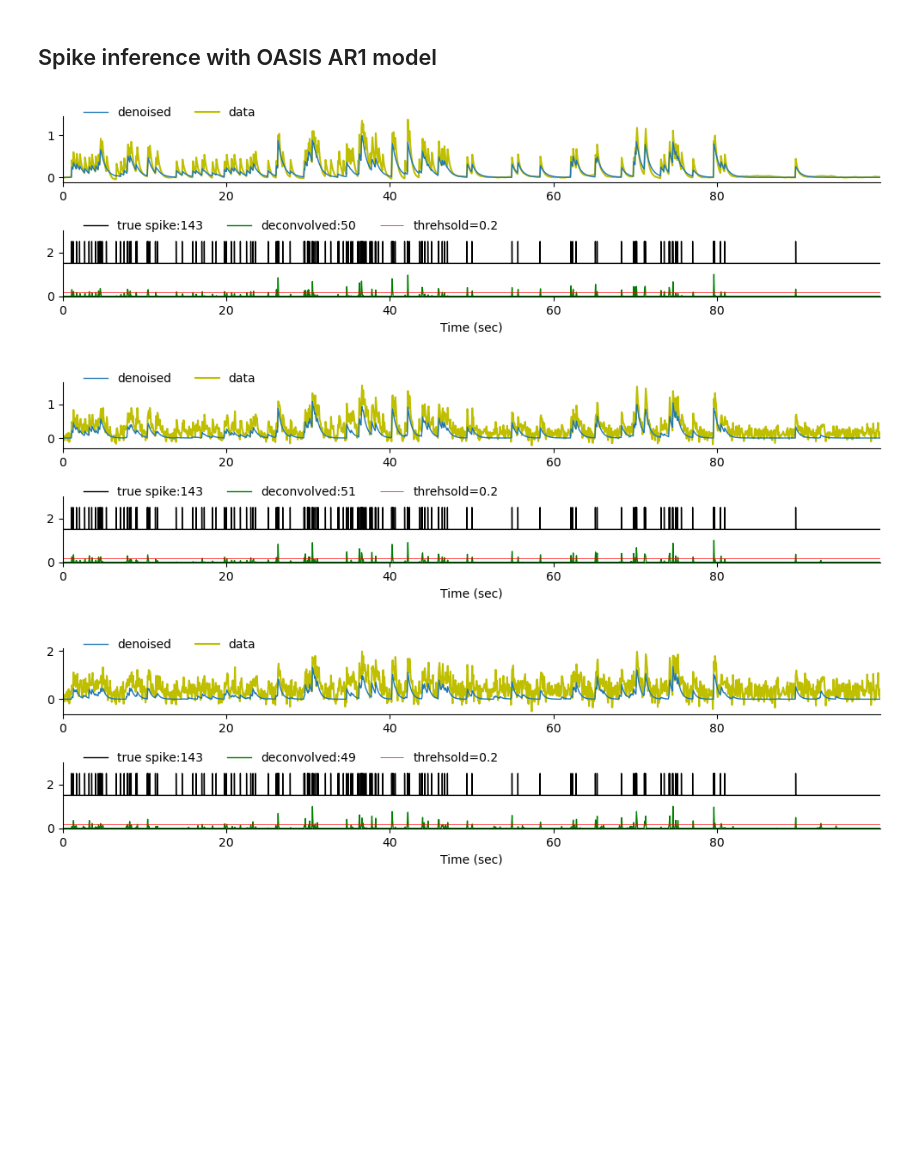
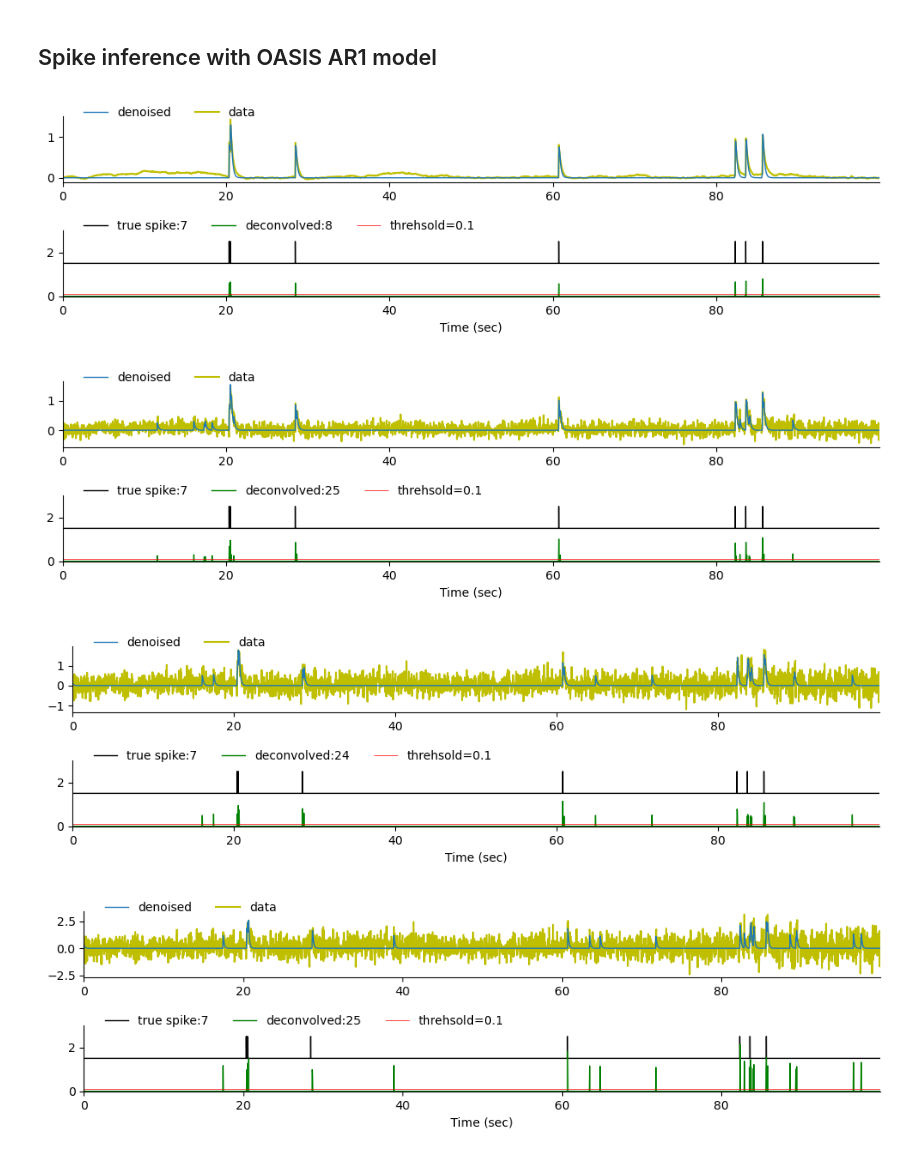
Before and after one commit to yoshihito-saito/Spike_deconvolution_simulation, a Jupyter notebook: Simulate_Deconvolution_gp.ipynb, the cells around one changed output. Cells and saved outputs as stored; diff of their text form; code cells hidden in the pictures; blank space fills up the shorter version.

```diff
--- a/Simulate_Deconvolution_gp.ipynb
+++ b/Simulate_Deconvolution_gp.ipynb
@@ -217,11 +214,11 @@ sf_ephys=1000
 total_duration = 100
 total_time_points = sf_ephys*total_duration  # Total number of time points
 t_ephys=np.arange(0, total_time_points, 1)/sf_ephys
-chunk_size = 500  # Number of time points in each chunk
+chunk_size = 1000  # Number of time points in each chunk
 sigma_f = 1.0  # Signal variance parameter
 sigma_n = 1e-9  # Noise variance parameter
-l = 10*sf_ephys  # Length-scale parameter
-num_gp=10
+l = 5*sf_ephys  # Length-scale parameter
+num_gp=5
 gp=np.zeros([num_gp, total_time_points])
 for i in range(num_gp):
     gp[i]=generate_gp_in_chunks(total_time_points, chunk_size, sigma_f, sigma_n, l)
@@ -237,8 +225,9 @@ plt.plot(firing_rates[2]);
 # %%
-N_neuron=200
-scale=0.75
+N_neuron=500
+scale=1
 W = generate_random_loading_matrix(N_neuron, num_gp, scale)
 mu = np.zeros((N_neuron, 1))
+# mu = np.random.normal(loc=0.0, scale=scale, size=(N_neuron, 1))
 # %%
 firing_rates = compute_firing_rates(W, gp, mu)
 # %%
@@ -258,19 +247,19 @@ Text(0.5, 0, 'mean firing rate (Hz)')
 # %%
 # Generate calcium dynamics based on spike trains with different sigmas
-sf_imaging=15
-# sigmas = [0,0.1,0.2,0.3]
-sigmas = [0, 0.1,0.2]
+sf_imaging=30
+sigmas = [0,0.1,0.2,0.3]
+# sigmas = [0, 0.05, 0.1, 0.2, 0.3]
 Ca_dynamics_all = {}
 pure_Ca_dynamics_all = {}
 for v in sigmas:
     t_imaging, Ca_dynamics = simulate_calcium_dynamics(spike_train, duration=total_duration, sf_ephys=sf_ephys, sf_imaging=sf_imaging, tau_rise=0.002,
-                                                          tau_decay=0.3, A=0.5, Ca_rest=10, sigma=v, eta=0.01)
+                                                          tau_decay=0.3, A=0.76, Ca_rest=10, sigma=v, eta=0.02)
     Ca_dynamics_all.update({v:Ca_dynamics})
 # %%
 Fcorr_sim_all={} # baseline corrected F value
 dF_F_sim_all={} # baseline corrected dF/F0 value
 for i in Ca_dynamics_all.keys():
-    Fcorr_sim, dF_F_sim=calc_dF_F(Ca_dynamics_all[i], sf_imaging, win_baseline=10)
+    Fcorr_sim, dF_F_sim=calc_dF_F(Ca_dynamics_all[i], sf_imaging, win_baseline=30)
     Fcorr_sim_all.update({i:Fcorr_sim})
     dF_F_sim_all.update({i:dF_F_sim})
 # %%
@@ -353,20 +343,28 @@ def baseline_corr(F, fs, baseline='maximin', sig_baseline = 10, win_baseline=60,
 
     return Fcorr
 # %%
-Cell_id=0
-threshold=0.2
+Cell_id=2
+threshold=0.1
 for k in dF_F_sim_all.keys():
-    F_base_corr = baseline_corr(dF_F_sim_all[k], fs=sf_imaging, baseline='maximin', sig_baseline = 5, win_baseline=5, prctile_baseline=20)
-    F_base_corr = baseline_corr(F_base_corr, fs=sf_imaging, baseline='constant_median')
-    denoised, inf_spikes = oasisAR1(F_base_corr[Cell_id], g=estimate_parameters(dF_F_sim_all[k][Cell_id], p=1)[0])
+    F_base_corr = baseline_corr(dF_F_sim_all[k], fs=sf_imaging, baseline='maximin', sig_baseline = 20, win_baseline= 20)
+    # F_base_corr = baseline_corr(F_base_corr, fs=sf_imaging, baseline='constant_median')
+    # denoised, inf_spikes = oasisAR1(F_base_corr[Cell_id], g=estimate_parameters(F_base_corr[Cell_id], p=1)[0], s_min=threshold)
+    # denoised, inf_spikes = oasisAR1(F_base_corr[Cell_id], g=0.9, s_min=threshold)
+    # denoised, inf_spikes, b, g, lam = deconvolve(F_base_corr[Cell_id],
+    #                          g=estimate_parameters(F_base_corr[Cell_id], p=2,fudge_factor=0.9)[0],
+    #                          penalty=0)
+    denoised, inf_spikes, b, g, lam = deconvolve(F_base_corr[Cell_id],
+                             g=estimate_parameters(F_base_corr[Cell_id], p=2,fudge_factor=0.9)[0],
+                             penalty=0)
     # denoised, inf_spikes = oasisAR1(F_base_corr[Cell_id], g=0.3)
-    inf_spikes=MinMaxScaler(feature_range=(0, 1), copy=True).fit(inf_spikes.reshape(-1,1)).transform(inf_spikes.reshape(-1,1)).reshape(-1)
-    plot_trace(t_imaging, t_ephys, dF_F_sim_all[k][Cell_id], denoised, inf_spikes, spike_train[Cell_id],
+    # inf_spikes=MinMaxScaler(feature_range=(0, 1), copy=True).fit(inf_spikes.reshape(-1,1)).transform(inf_spikes.reshape(-1,1)).reshape(-1)
+    plot_trace(t_imaging, t_ephys, F_base_corr[Cell_id], denoised, inf_spikes, spike_train[Cell_id],
                threshold=threshold, xwindow=[t_imaging.min(), t_imaging.max()])
 # %% [output]
-[figure, old version]
+[figure, new version]
-[figure, old version]
+[figure, new version]
-[figure, old version]
+[figure, new version]
+[figure, added]
 # %%
 %%time
 denoise_all={}
```
Also changed, not shown: parts of 32 cells of this notebook.
